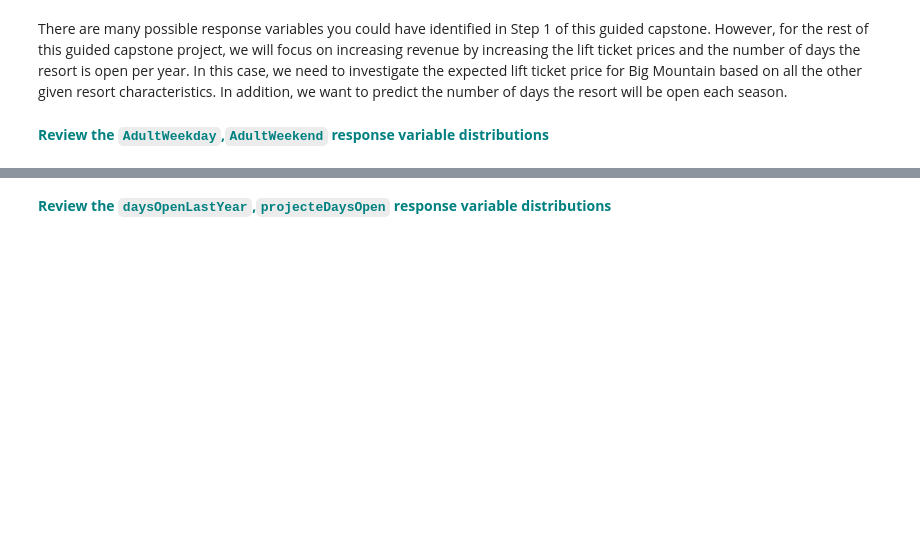
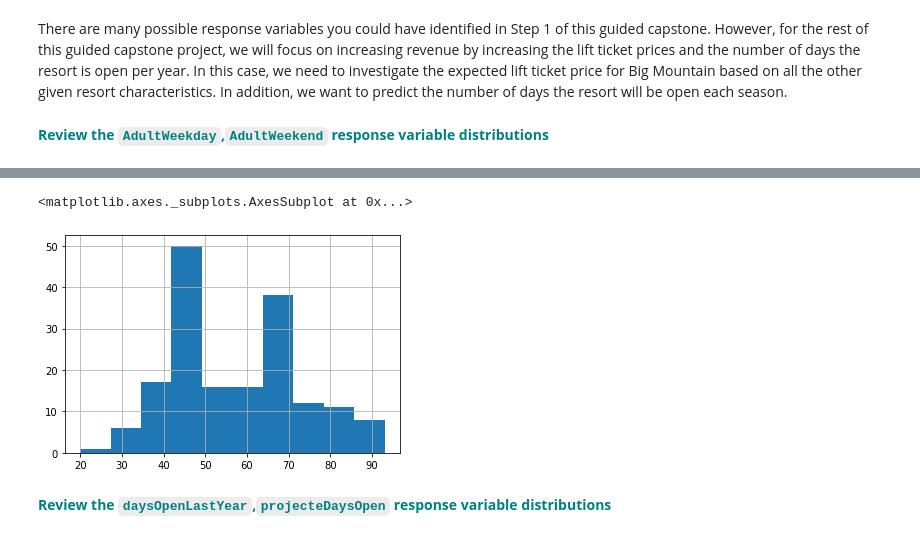
Before and after one commit to jolfr/capstone-01, a Jupyter notebook: notebooks/Notebook_stepthree.ipynb, the cells around one changed output, grey strips where cells are left out. Cells and saved outputs as stored; diff of their text form; code cells hidden in the pictures; blank space fills up the shorter version.

```diff
--- a/notebooks/Notebook_stepthree.ipynb
+++ b/notebooks/Notebook_stepthree.ipynb
@@ -303,5 +317,9 @@ There are many possible response variables you could have identified in Step 1 o
 # %%
 # Do the same but with the AdultWeekend column
+dfno['AdultWeekend'].hist()
+# %% [output]
+<matplotlib.axes._subplots.AxesSubplot at 0x...>
+[figure, added]
 # %% [markdown]
 <font color='teal'>**Review the `daysOpenLastYear`,`projecteDaysOpen` response variable distributions**</font>
 # %%
```
Also changed, not shown: parts of 20 cells of this notebook.
